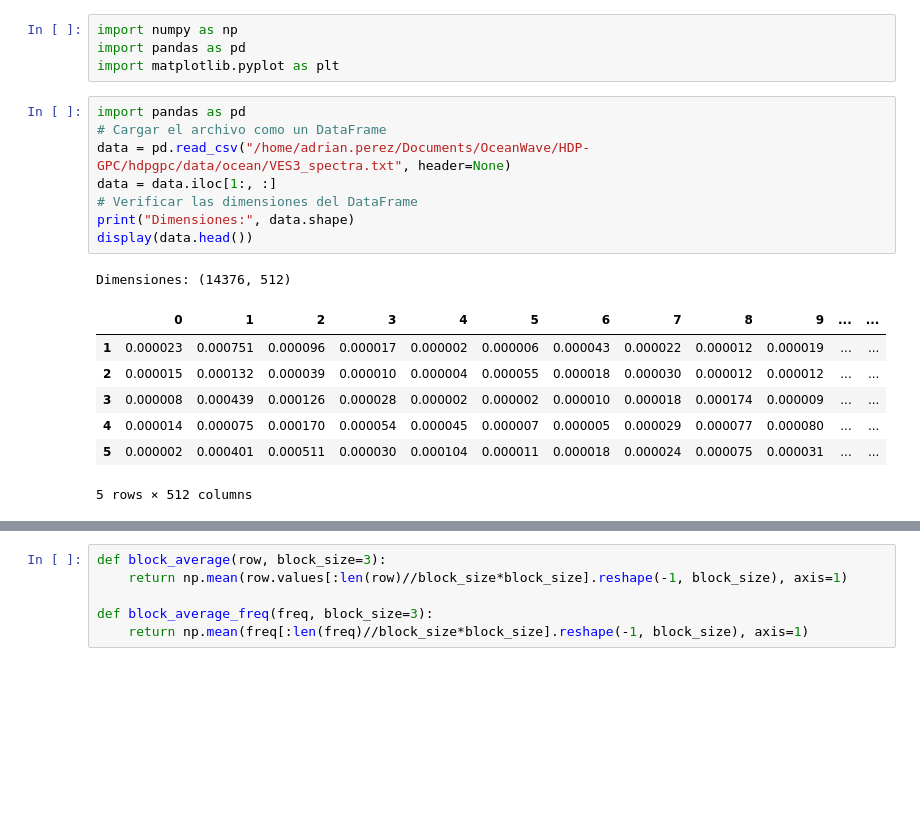
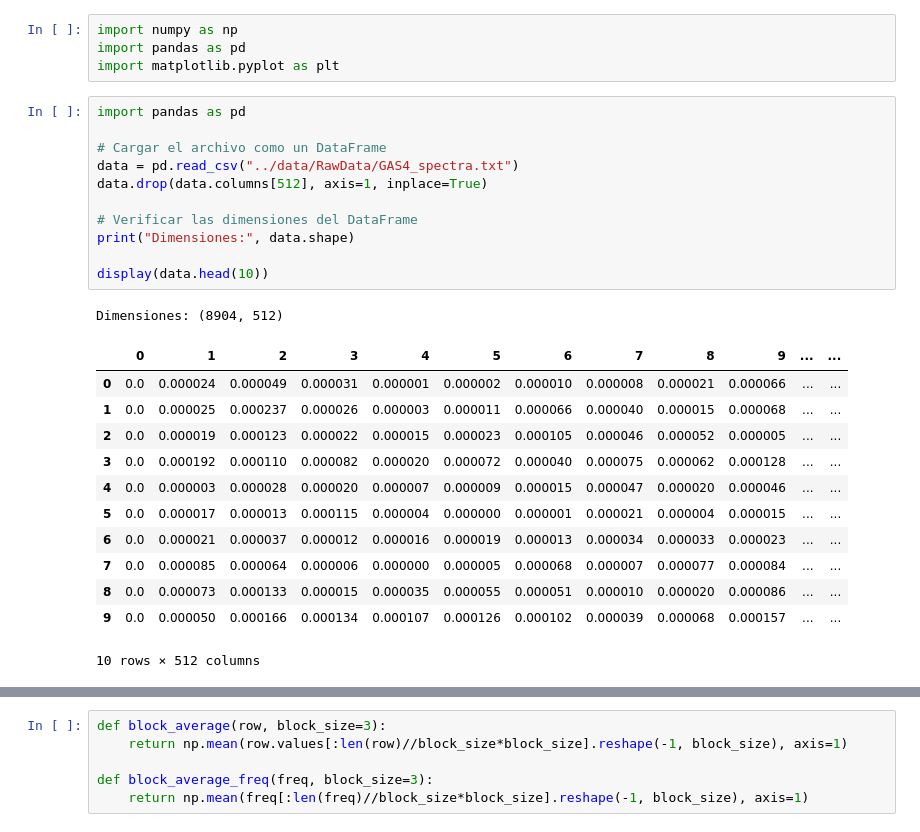
Before and after one commit to AdrianPerezHerrero/HDP-GPC, a Jupyter notebook: hdpgpc/ocean/LimpiezaDataset.ipynb, the cells around one changed output, grey strips where cells are left out. Drawn from its saved outputs; the diff is of its cells as text; blank space fills up the shorter version.

```diff
--- a/hdpgpc/ocean/LimpiezaDataset.ipynb
+++ b/hdpgpc/ocean/LimpiezaDataset.ipynb
@@ -4,21 +4,29 @@ import pandas as pd
 import matplotlib.pyplot as plt
 # %%
 import pandas as pd
+
 # Cargar el archivo como un DataFrame
-data = pd.read_csv("/home/adrian.perez/Documents/OceanWave/HDP-GPC/hdpgpc/data/ocean/VES3_spectra.txt", header=None)
-data = data.iloc[1:, :]
+data = pd.read_csv("../data/RawData/GAS4_spectra.txt")
+data.drop(data.columns[512], axis=1, inplace=True)
+
 # Verificar las dimensiones del DataFrame
 print("Dimensiones:", data.shape)
-display(data.head())
+
+display(data.head(10))
 # %% [output]
-Dimensiones: (14376, 512)
+Dimensiones: (8904, 512)
 |  | 0 | 1 | 2 | 3 | 4 | 5 | 6 | 7 | 8 | 9 | ... | ... |
-| 1 | 0.000023 | 0.000751 | 0.000096 | 0.000017 | 0.000002 | 0.000006 | 0.000043 | 0.000022 | 0.000012 | 0.000019 | ... | ... |
-| 2 | 0.000015 | 0.000132 | 0.000039 | 0.000010 | 0.000004 | 0.000055 | 0.000018 | 0.000030 | 0.000012 | 0.000012 | ... | ... |
-| 3 | 0.000008 | 0.000439 | 0.000126 | 0.000028 | 0.000002 | 0.000002 | 0.000010 | 0.000018 | 0.000174 | 0.000009 | ... | ... |
-| 4 | 0.000014 | 0.000075 | 0.000170 | 0.000054 | 0.000045 | 0.000007 | 0.000005 | 0.000029 | 0.000077 | 0.000080 | ... | ... |
-| 5 | 0.000002 | 0.000401 | 0.000511 | 0.000030 | 0.000104 | 0.000011 | 0.000018 | 0.000024 | 0.000075 | 0.000031 | ... | ... |
+| 0 | 0.0 | 0.000024 | 0.000049 | 0.000031 | 0.000001 | 0.000002 | 0.000010 | 0.000008 | 0.000021 | 0.000066 | ... | ... |
+| 1 | 0.0 | 0.000025 | 0.000237 | 0.000026 | 0.000003 | 0.000011 | 0.000066 | 0.000040 | 0.000015 | 0.000068 | ... | ... |
+| 2 | 0.0 | 0.000019 | 0.000123 | 0.000022 | 0.000015 | 0.000023 | 0.000105 | 0.000046 | 0.000052 | 0.000005 | ... | ... |
+| 3 | 0.0 | 0.000192 | 0.000110 | 0.000082 | 0.000020 | 0.000072 | 0.000040 | 0.000075 | 0.000062 | 0.000128 | ... | ... |
+| 4 | 0.0 | 0.000003 | 0.000028 | 0.000020 | 0.000007 | 0.000009 | 0.000015 | 0.000047 | 0.000020 | 0.000046 | ... | ... |
+| 5 | 0.0 | 0.000017 | 0.000013 | 0.000115 | 0.000004 | 0.000000 | 0.000001 | 0.000021 | 0.000004 | 0.000015 | ... | ... |
+| 6 | 0.0 | 0.000021 | 0.000037 | 0.000012 | 0.000016 | 0.000019 | 0.000013 | 0.000034 | 0.000033 | 0.000023 | ... | ... |
+| 7 | 0.0 | 0.000085 | 0.000064 | 0.000006 | 0.000000 | 0.000005 | 0.000068 | 0.000007 | 0.000077 | 0.000084 | ... | ... |
+| 8 | 0.0 | 0.000073 | 0.000133 | 0.000015 | 0.000035 | 0.000055 | 0.000051 | 0.000010 | 0.000020 | 0.000086 | ... | ... |
+| 9 | 0.0 | 0.000050 | 0.000166 | 0.000134 | 0.000107 | 0.000126 | 0.000102 | 0.000039 | 0.000068 | 0.000157 | ... | ... |
-5 rows × 512 columns
+10 rows × 512 columns
 # %%
 import numpy as np
 
```
Also changed, not shown: parts of 6 cells of this notebook, 4 other files.
